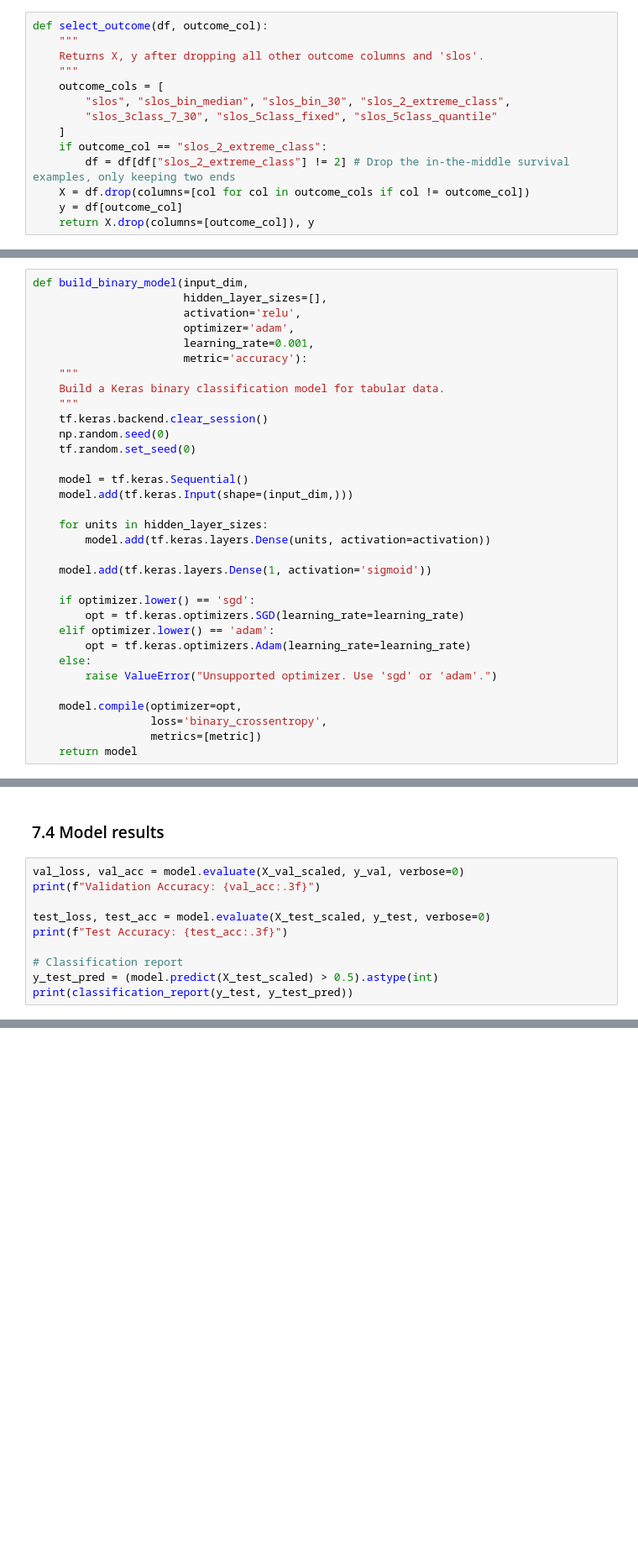
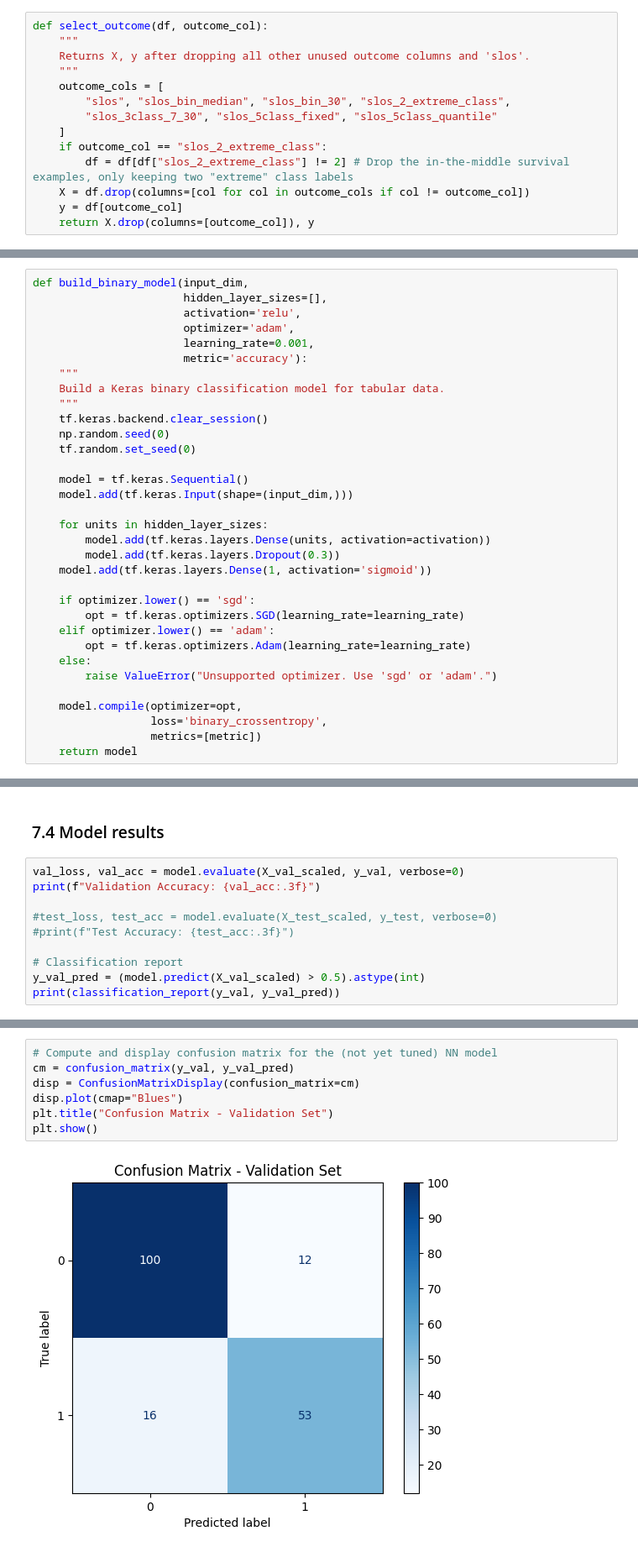
Before and after one commit to dabingougou/207, a Jupyter notebook: final_project/models_with_all_features.ipynb, the cells around one changed output, grey strips where cells are left out. Shown at 84% size. Cells and saved outputs as stored; diff of their text form; blank space fills up the shorter version.

Commit message:
Tuned

```diff
--- a/final_project/models_with_all_features.ipynb
+++ b/final_project/models_with_all_features.ipynb
@@ -244,14 +257,14 @@ df = pd.get_dummies(df, columns=categorical_features, drop_first=True)
 # %%
 def select_outcome(df, outcome_col):
     """
-    Returns X, y after dropping all other outcome columns and 'slos'.
+    Returns X, y after dropping all other unused outcome columns and 'slos'.
     """
     outcome_cols = [
         "slos", "slos_bin_median", "slos_bin_30", "slos_2_extreme_class",
         "slos_3class_7_30", "slos_5class_fixed", "slos_5class_quantile"
     ]
     if outcome_col == "slos_2_extreme_class":
-        df = df[df["slos_2_extreme_class"] != 2] # Drop the in-the-middle survival examples, only keeping two ends
+        df = df[df["slos_2_extreme_class"] != 2] # Drop the in-the-middle survival examples, only keeping two "extreme" class labels
     X = df.drop(columns=[col for col in outcome_cols if col != outcome_col])
     y = df[outcome_col]
     return X.drop(columns=[outcome_col]), y
@@ -348,7 +363,7 @@ def build_binary_model(input_dim,
 
     for units in hidden_layer_sizes:
         model.add(tf.keras.layers.Dense(units, activation=activation))
-
+        model.add(tf.keras.layers.Dropout(0.3))
     model.add(tf.keras.layers.Dense(1, activation='sigmoid'))
 
     if optimizer.lower() == 'sgd':
@@ -416,10 +431,10 @@ Epoch 50/50
 val_loss, val_acc = model.evaluate(X_val_scaled, y_val, verbose=0)
 print(f"Validation Accuracy: {val_acc:.3f}")
 
-test_loss, test_acc = model.evaluate(X_test_scaled, y_test, verbose=0)
-print(f"Test Accuracy: {test_acc:.3f}")
+#test_loss, test_acc = model.evaluate(X_test_scaled, y_test, verbose=0)
+#print(f"Test Accuracy: {test_acc:.3f}")
 
 # Classification report
-y_test_pred = (model.predict(X_test_scaled) > 0.5).astype(int)
-print(classification_report(y_test, y_test_pred))
+y_val_pred = (model.predict(X_val_scaled) > 0.5).astype(int)
+print(classification_report(y_val, y_val_pred))
 # %% [output]
@@ -437 +453,10 @@ weighted avg       0.78      0.78      0.78       182
+# %%
+# Compute and display confusion matrix for the (not yet tuned) NN model
+cm = confusion_matrix(y_val, y_val_pred)
+disp = ConfusionMatrixDisplay(confusion_matrix=cm)
+disp.plot(cmap="Blues")
+plt.title("Confusion Matrix - Validation Set")
+plt.show()
+# %% [output]
+[figure, added]
 # %% [markdown]
```
Also changed, not shown: parts of 24 cells of this notebook, 1 other file.
